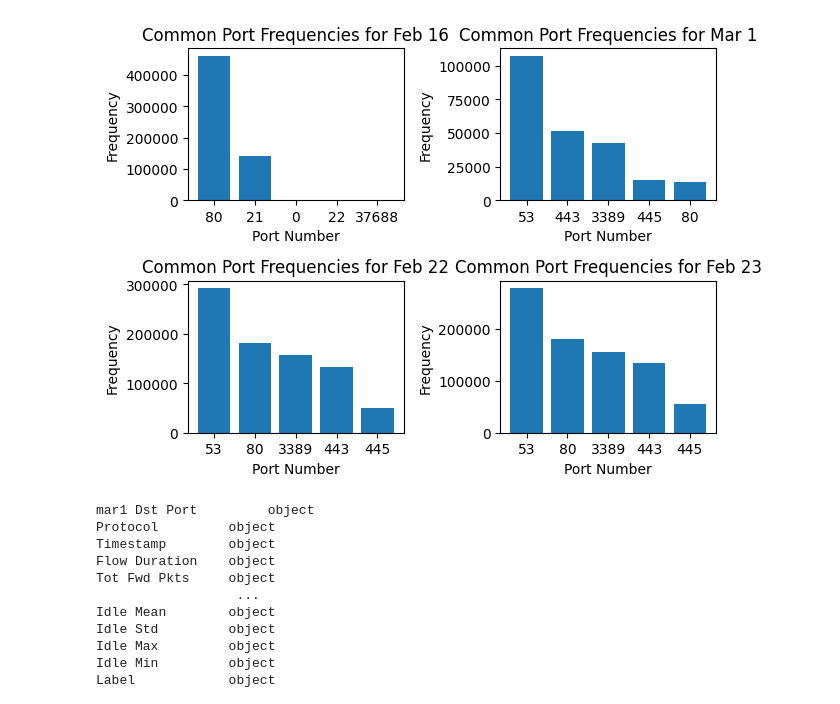
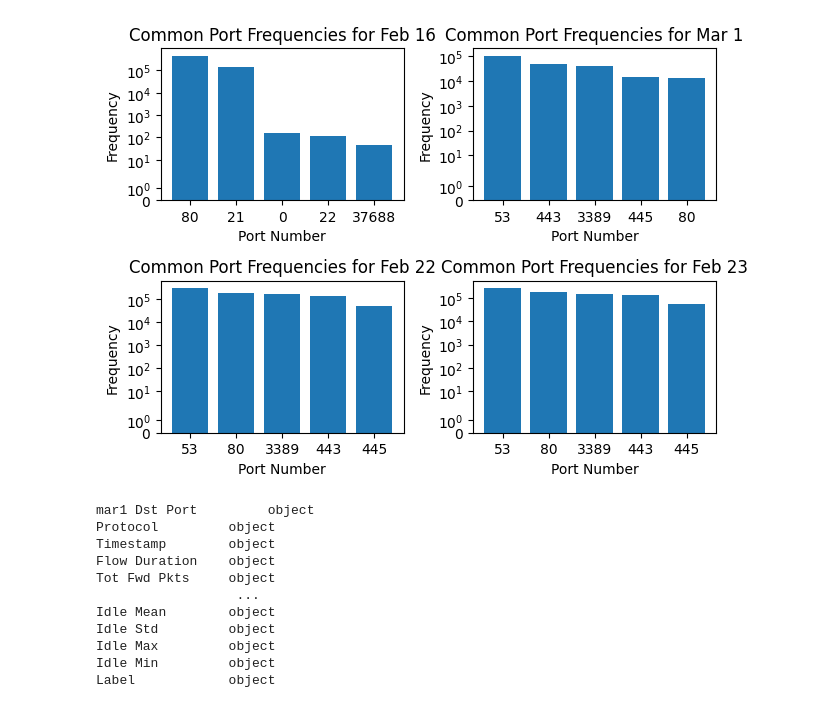
Before and after one commit to temidosu/IDS-Analysis-Report, a Jupyter notebook: HW2-Report.ipynb, the cells around one changed output. Saved outputs shown, nothing was run; the diff lists cells and outputs as text; code cells hidden in the pictures.

```diff
--- a/HW2-Report.ipynb
+++ b/HW2-Report.ipynb
@@ -10,27 +10,29 @@ mar1 = pd.read_csv("data/03-01-2018.csv", low_memory = False, dtype=object)
 feb22 = pd.read_csv("data/02-22-2018.csv", low_memory = False, dtype=object)
 feb23 = pd.read_csv("data/02-23-2018.csv", low_memory = False, dtype=object)
 # %%
-def plot_common_port_freqs(ax, date, data: any):
+def plot_common_port_freqs(ax: plt.Axes, date: str, data: pd.DataFrame):
     tf = Counter(data["Dst Port"])
     y = [count for tag, count in tf.most_common(5)]
     x = [tag for tag, count in tf.most_common(5)]
 
     ax.bar(x, y)
     ax.locator_params(nbins=5)
 
     ax.set_title(f"Common Port Frequencies for {date}")
     ax.set_ylabel("Frequency")
     ax.set_xlabel("Port Number")
+    ax.set_yscale("symlog")
+
 
 
 fig, ((ax1, ax2), (ax3, ax4)) = plt.subplots(nrows=2, ncols=2)
 plot_common_port_freqs(ax1, "Feb 16", feb16)
 plot_common_port_freqs(ax2, "Mar 1", mar1)
 plot_common_port_freqs(ax3, "Feb 22", feb22)
 plot_common_port_freqs(ax4, "Feb 23", feb23)
 plt.tight_layout()
 # %% [output]
-[figure, old version]
+[figure, new version]
 # %%
 print("mar1", mar1.dtypes)
 print("\n\nfeb22", feb22.dtypes)
```
